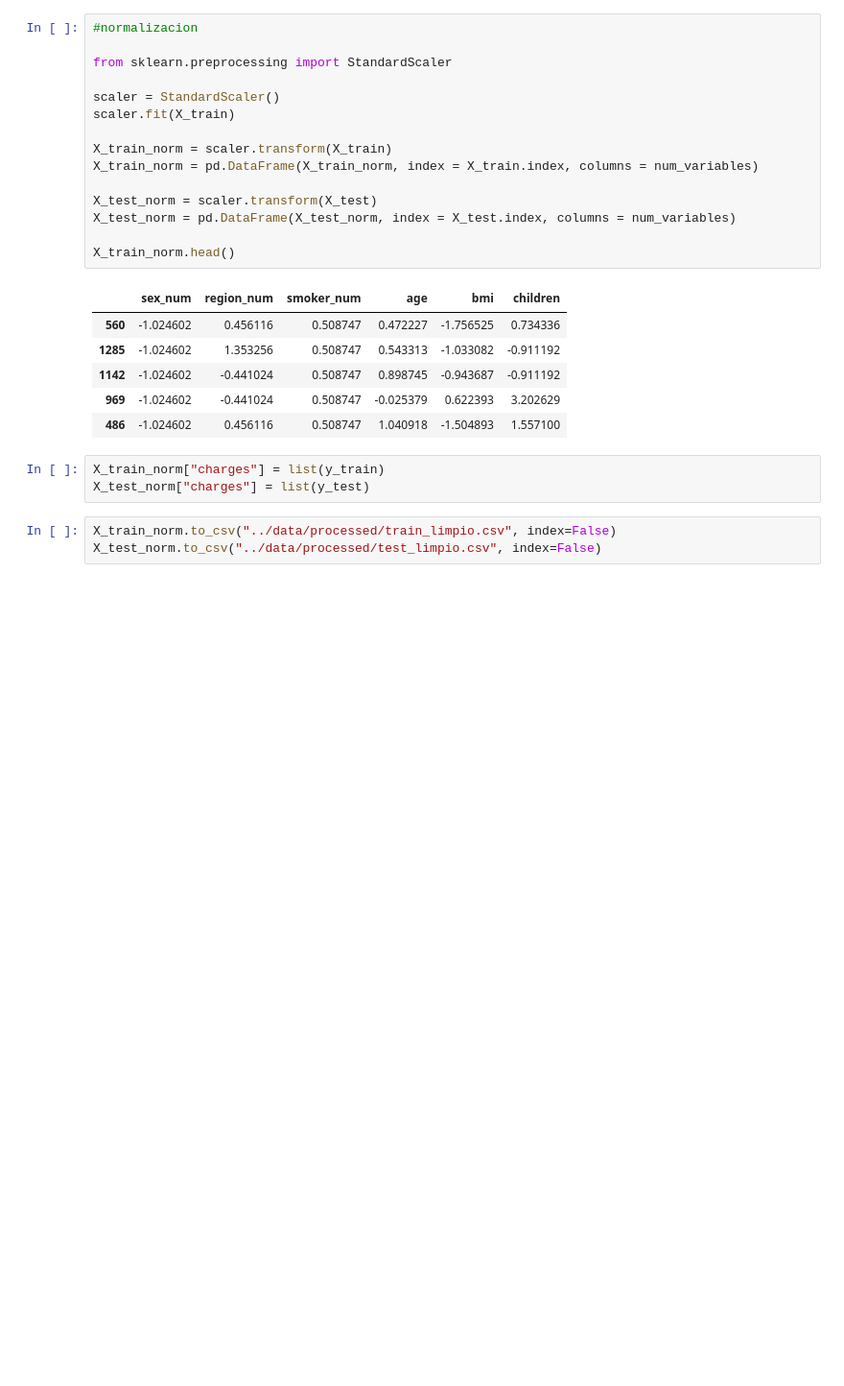
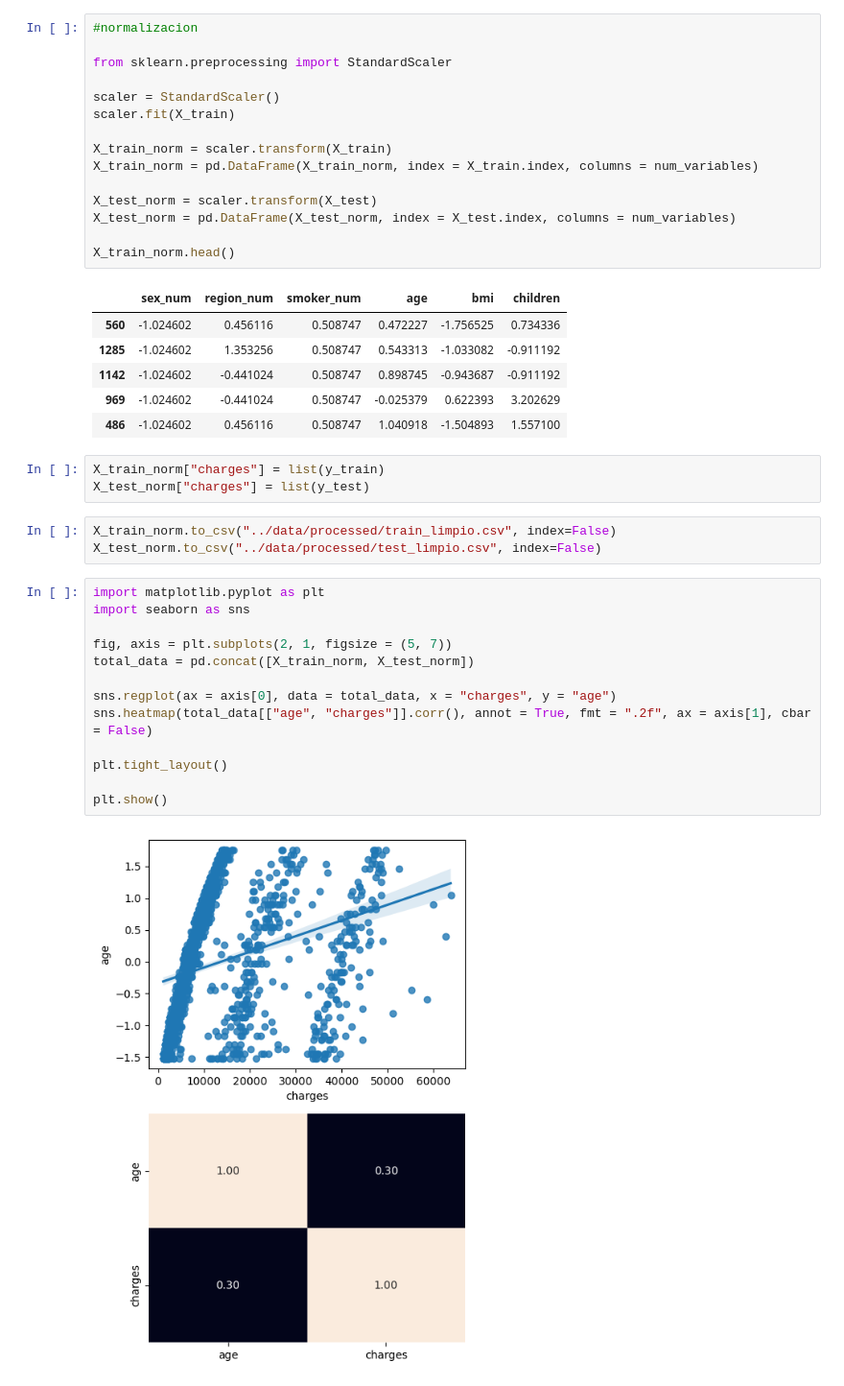
Before and after one commit to Valenfrc/regresi-n_lineal, a Jupyter notebook: src/explore.ipynb, the cells around one changed output. Shown at 96% size. Drawn from its saved outputs; the diff is of its cells as text; blank space fills up the shorter version.

```diff
--- a/src/explore.ipynb
+++ b/src/explore.ipynb
@@ -423,3 +423,18 @@ X_test_norm["charges"] = list(y_test)
 # %%
 X_train_norm.to_csv("../data/processed/train_limpio.csv", index=False)
 X_test_norm.to_csv("../data/processed/test_limpio.csv", index=False)
+# %%
+import matplotlib.pyplot as plt
+import seaborn as sns
+
+fig, axis = plt.subplots(2, 1, figsize = (5, 7))
+total_data = pd.concat([X_train_norm, X_test_norm])
+
+sns.regplot(ax = axis[0], data = total_data, x = "charges", y = "age")
+sns.heatmap(total_data[["age", "charges"]].corr(), annot = True, fmt = ".2f", ax = axis[1], cbar = False)
+
+plt.tight_layout()
+
+plt.show()
+# %% [output]
+[figure, added]
```
Also changed, not shown: parts of 6 cells of this notebook.
